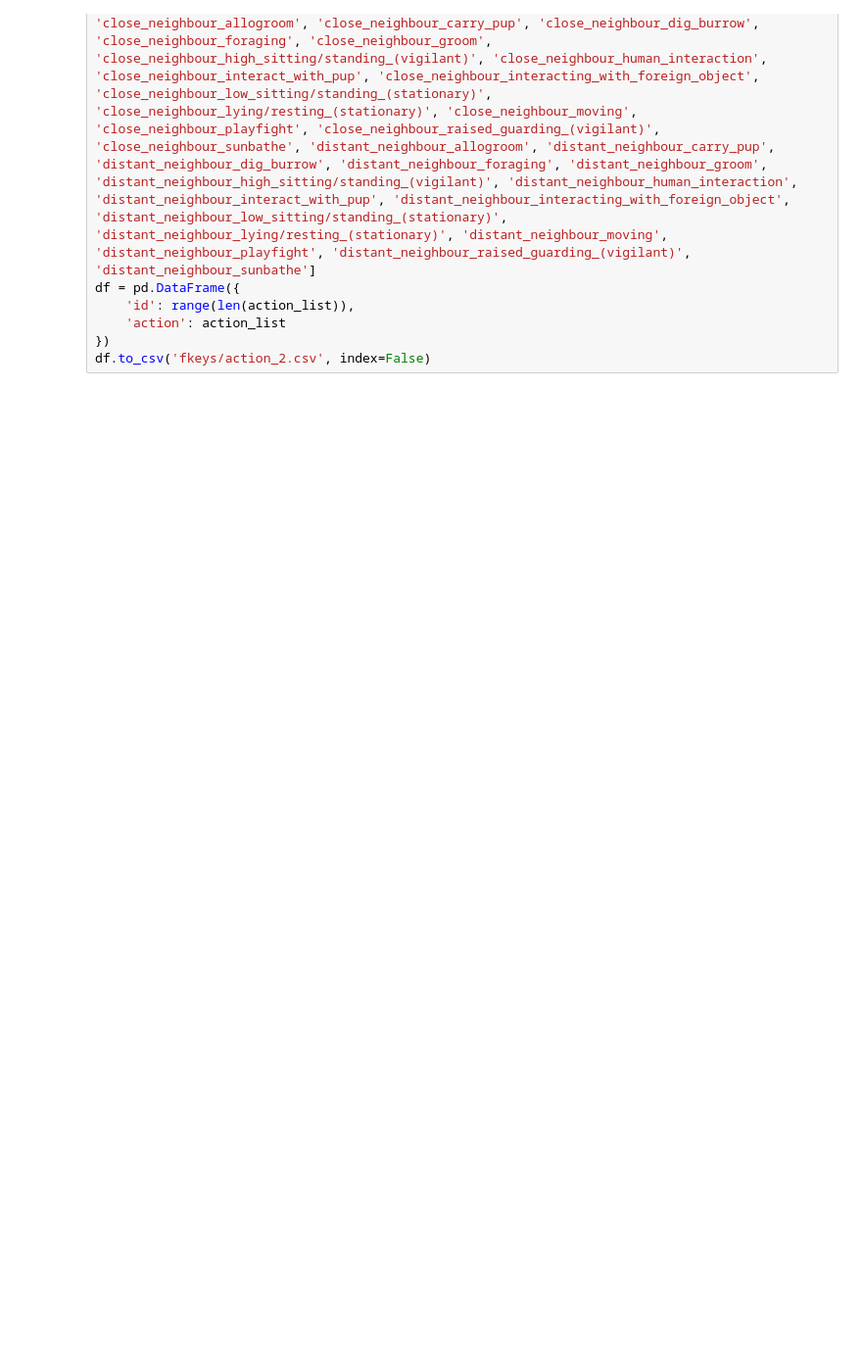
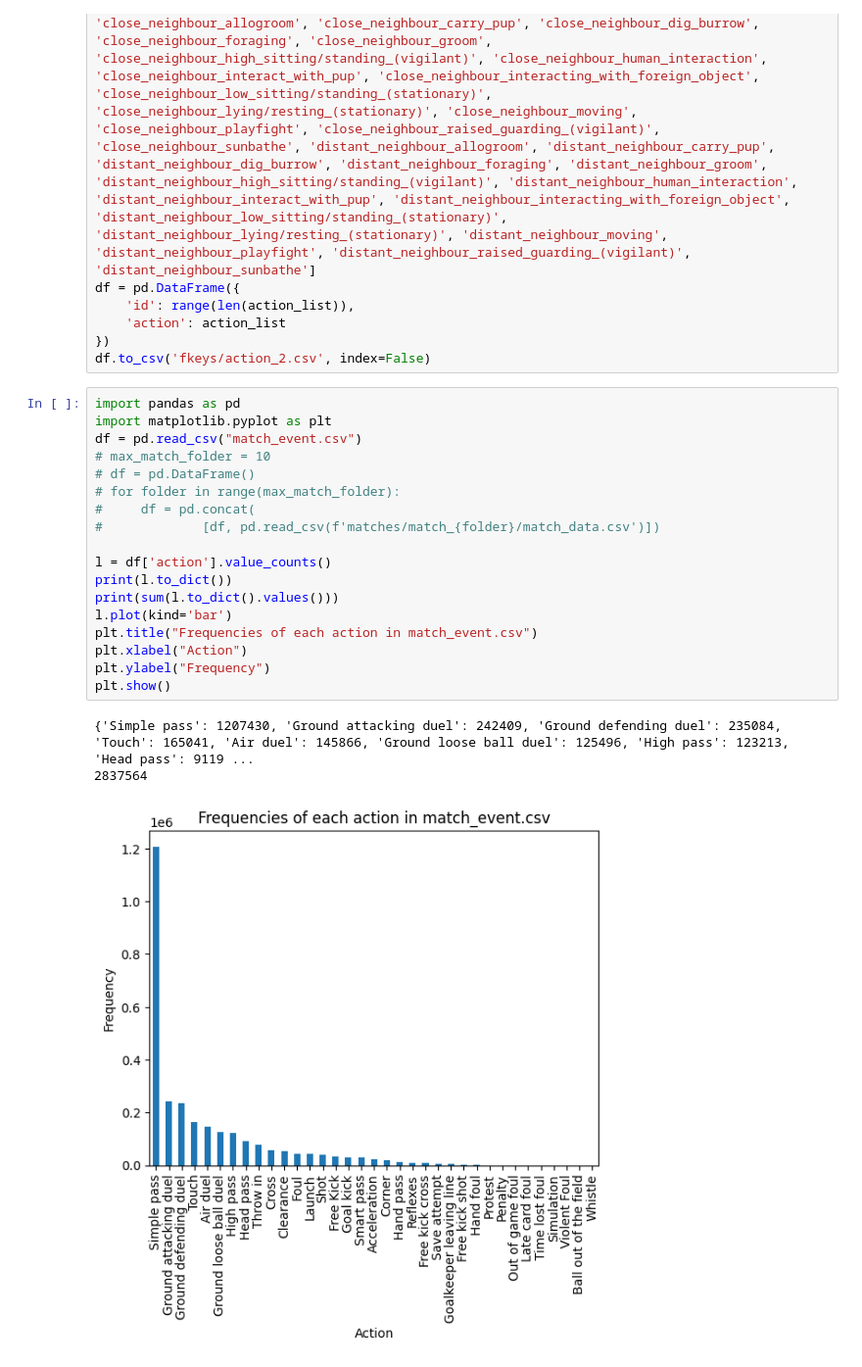
Before and after one commit to Eason-Jin/AI-in-Sports, a Jupyter notebook: Football/temp.ipynb, the cells around one changed output. Shown: that part at 98% size. Saved outputs shown, nothing was run; the diff lists cells and outputs as text; blank space fills up the shorter version.

```diff
--- a/Football/temp.ipynb
+++ b/Football/temp.ipynb
@@ -18,3 +17,25 @@ df = pd.DataFrame({
     'action': action_list
 })
 df.to_csv('fkeys/action_2.csv', index=False)
+# %%
+import pandas as pd
+import matplotlib.pyplot as plt
+df = pd.read_csv("match_event.csv")
+# max_match_folder = 10
+# df = pd.DataFrame()
+# for folder in range(max_match_folder):
+#     df = pd.concat(
+#             [df, pd.read_csv(f'matches/match_{folder}/match_data.csv')])
+
+l = df['action'].value_counts()
+print(l.to_dict())
+print(sum(l.to_dict().values()))
+l.plot(kind='bar')
+plt.title("Frequencies of each action in match_event.csv")
+plt.xlabel("Action")
+plt.ylabel("Frequency")
+plt.show()
+# %% [output]
+{'Simple pass': 1207430, 'Ground attacking duel': 242409, 'Ground defending duel': 235084, 'Touch': 165041, 'Air duel': 145866, 'Ground loose ball duel': 125496, 'High pass': 123213, 'Head pass': 9119 ...
+2837564
+[figure, added]
```
Also changed, not shown: parts of 1 cell of this notebook, 19 other files.
